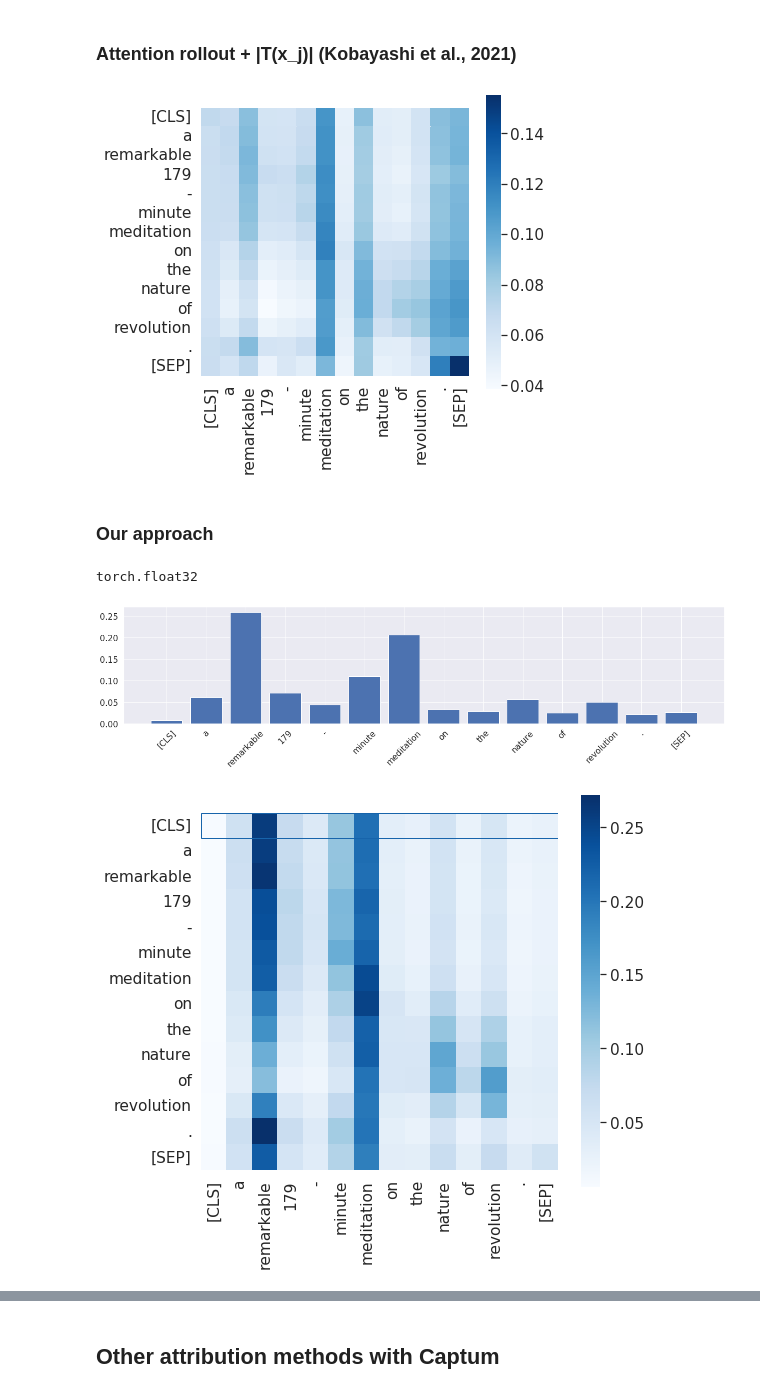
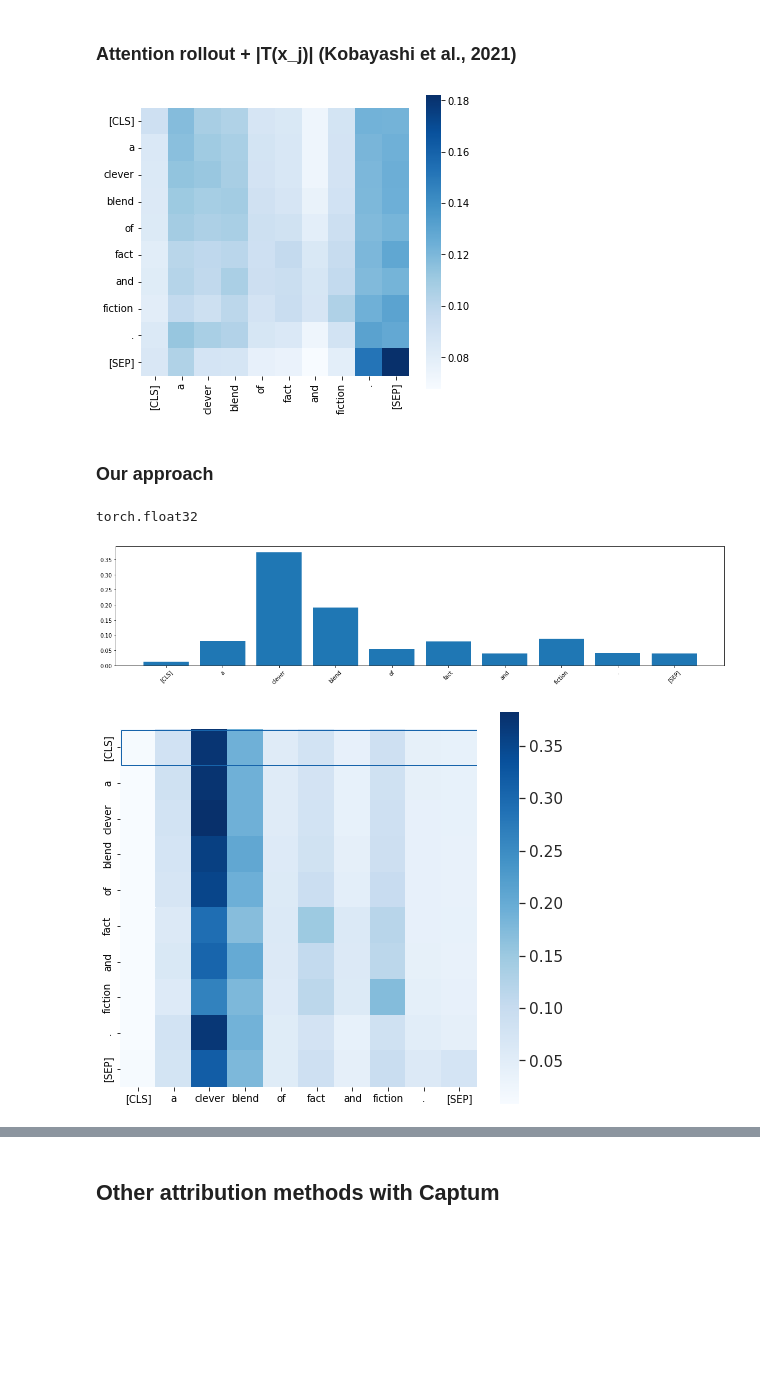
Before and after one commit to mt-upc/transformer-contributions, a Jupyter notebook: Text_classification.ipynb, the cells around one changed output, grey strips where cells are left out. Cells and saved outputs as stored; diff of their text form; code cells hidden in the pictures; blank space fills up the shorter version.

```diff
--- a/Text_classification.ipynb
+++ b/Text_classification.ipynb
@@ -44,7 +32,7 @@ Reusing dataset glue (/home/usuaris/veu/javier.ferrando/.cache/huggingface/datas
 # %% [markdown]
 ### Load dataset
 # %%
-sentence = dataset_partition[17] #403, 17, 1360, 1453, 1815
+sentence = dataset_partition[54] #403, 17, 1360, 1453, 1815
 # short -> 54
 if dataset_name == 'sst2':
     text = sentence['sentence']
@@ -128,7 +116,7 @@ df = pd.DataFrame(norms_mix[joint_attention_layer],columns=tokenized_text,index=
 sns.heatmap(df,cmap="Blues",square=True)
 plt.gcf().subplots_adjust(bottom=0.2)
 # %% [output]
-[figure, old version]
+[figure, new version]
 # %% [markdown]
 ### Our approach
 # %%
@@ -140,23 +128,23 @@ contributions_mix_cls = contributions_mix[joint_attention_layer][pos]
 plot_histogram(contributions_mix_cls,tokenized_text)
 # %% [output]
 torch.float32
-[figure, old version]
+[figure, new version]
 # %%
 contributions_mix = compute_joint_attention(normalized_contributions)
 contributions_mix = contributions_mix.detach().cpu().numpy()
 fig = plt.figure(figsize=(8,8))
 ax = fig.add_subplot(111)
 
 from matplotlib.patches import Rectangle
 
 #joint_attention_normalized_layer = contributions_mix[joint_attention_layer] / joint_attentions[joint_attention_layer].sum(axis=-1)[...,None]
 df = pd.DataFrame(contributions_mix[joint_attention_layer],columns=tokenized_text,index=tokenized_text)
 sns.set(font_scale=1.4)
 sns.heatmap(df, cmap="Blues", square=True, ax = ax)#Reds,,center=0
-ax.add_patch(Rectangle((0, 0), seq_len, 1, fill=False, edgecolor='#1764AB', lw=1))
+ax.add_patch(Rectangle((0.01,0.008), seq_len-0.03, 1, fill=False, edgecolor='#1764AB', lw=1))
 plt.gcf().subplots_adjust(bottom=0.2)
 # %% [output]
-[figure, old version]
+[figure, new version]
 # %%
 try:
     num_layers = model.config.num_hidden_layers
```
Also changed, not shown: parts of 10 cells of this notebook, 14 other files.
